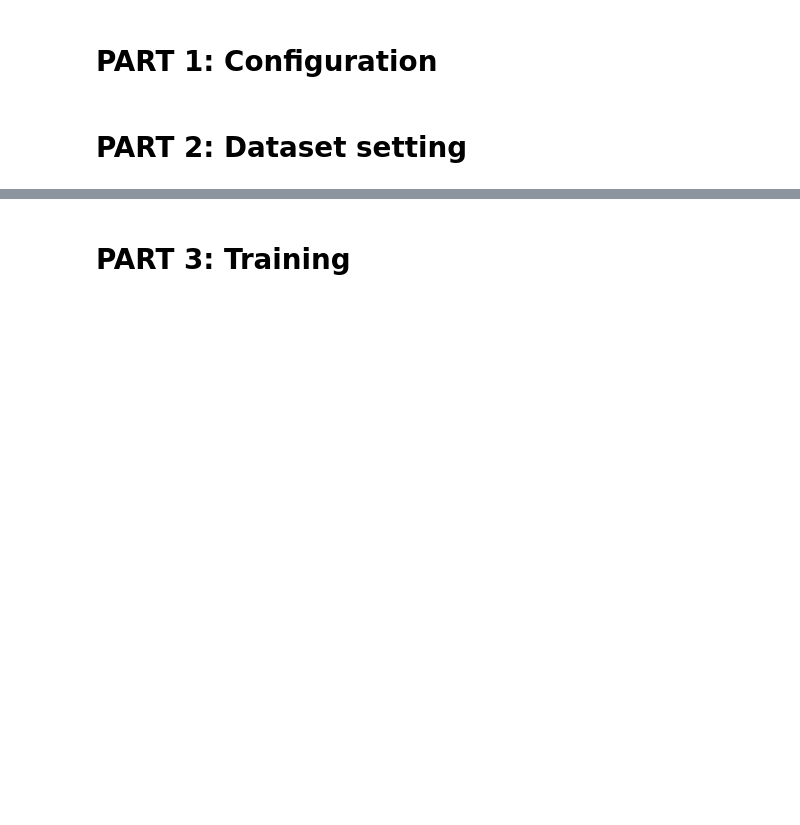
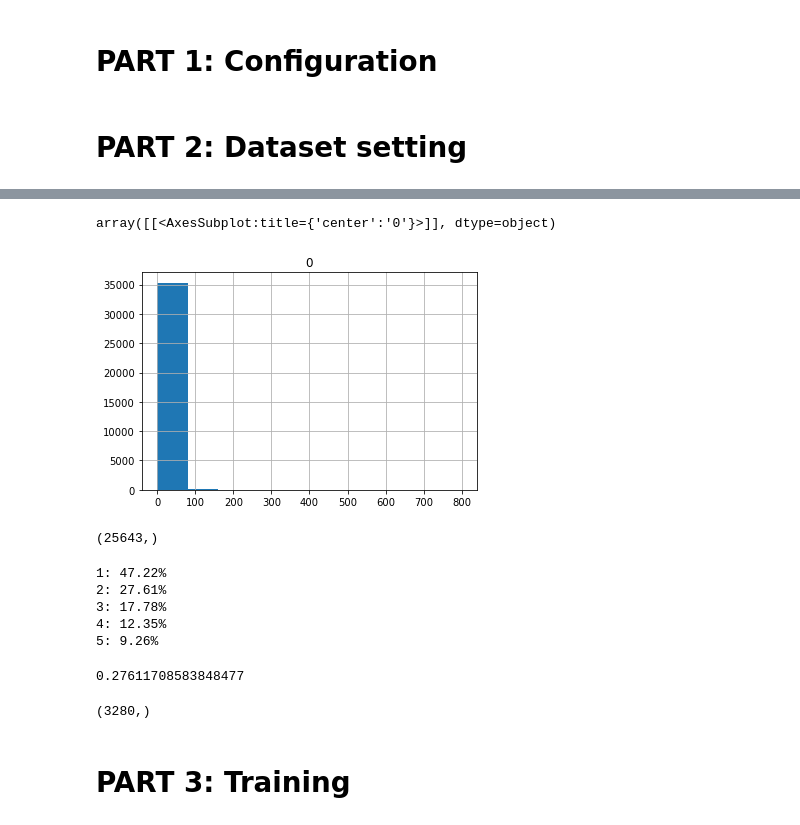
Before and after one commit to glee2/TOA-using-generative-predictive-models, a Jupyter notebook: src/Laboratory.ipynb, the cells around one changed output, grey strips where cells are left out. Drawn from its saved outputs; the diff is of its cells as text; code cells hidden in the pictures; blank space fills up the shorter version.

```diff
--- a/src/Laboratory.ipynb
+++ b/src/Laboratory.ipynb
@@ -199,3 +207,29 @@ Pickled dataset loaded
+# %%
+pd.DataFrame(tech_dataset.Y[tech_dataset.Y<801]).hist()
+# %% [output]
+array([[<AxesSubplot:title={'center':'0'}>]], dtype=object)
+[figure, added]
+# %%
+tech_dataset.Y[tech_dataset.Y<2].shape
+# %% [output]
+(25643,)
+# %%
+for i in range(1, 6):
+    print(str(i)+":",str(np.round((tech_dataset.Y[tech_dataset.Y>=i].shape[0] / len(tech_dataset.Y))*100, 2))+"%")
+# %% [output]
+1: 47.22%
+2: 27.61%
+3: 17.78%
+4: 12.35%
+5: 9.26%
+# %%
+9782/35427
+# %% [output]
+0.27611708583848477
+# %%
+tech_dataset.Y[np.where(np.digitize(tech_dataset.Y, bins=[4], right=True)==1)[0]].shape
+# %% [output]
+(3280,)
 # %% [markdown]
 # PART 3: Training
 # %%
```
Also changed, not shown: parts of 3 cells of this notebook, 9 other files.
